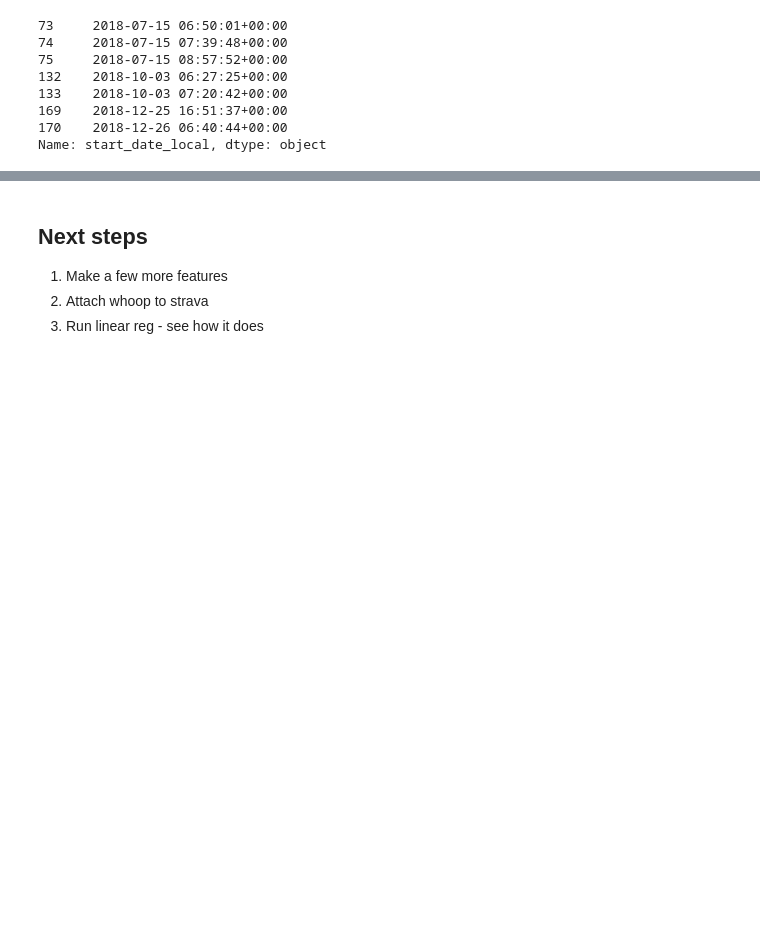
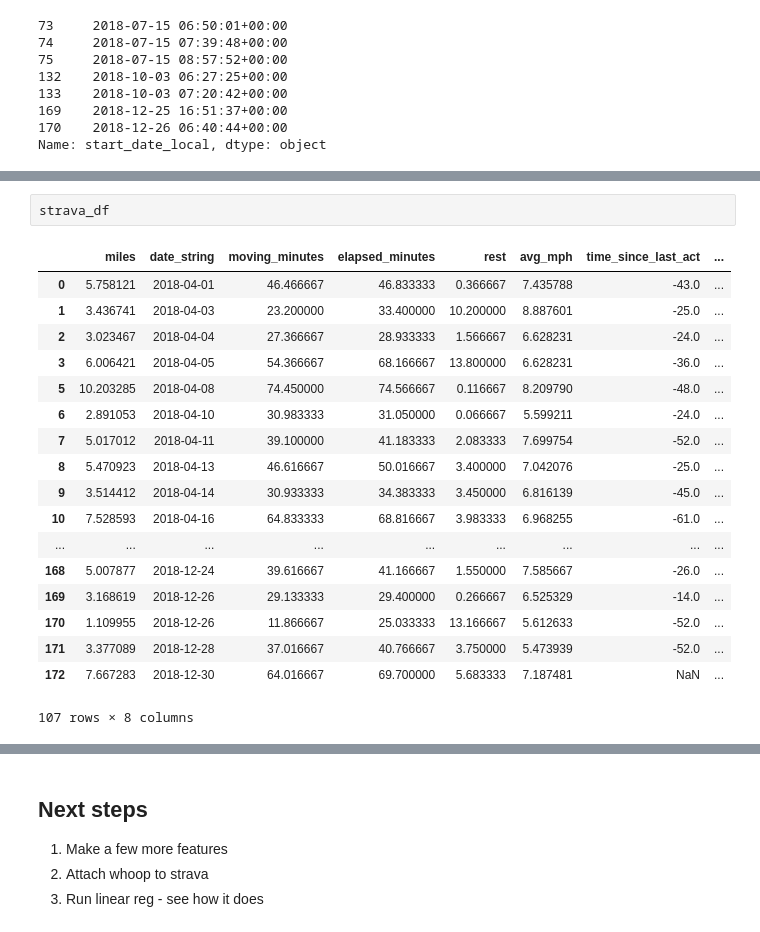
Before and after one commit to irickman/WHOOP-Strava-data, a Jupyter notebook: Data Cleaning_work.ipynb, the cells around one changed output, grey strips where cells are left out. Saved outputs shown, nothing was run; the diff lists cells and outputs as text; blank space fills up the shorter version.

```diff
--- a/Data Cleaning_work.ipynb
+++ b/Data Cleaning_work.ipynb
@@ -307,0 +293,21 @@ whoop.melt(id_vars=id_cols, value_vars=val_cols)
+# %%
+strava_df
+# %% [output]
+|  | miles | date_string | moving_minutes | elapsed_minutes | rest | avg_mph | time_since_last_act | ... |
+| 0 | 5.758121 | 2018-04-01 | 46.466667 | 46.833333 | 0.366667 | 7.435788 | -43.0 | ... |
+| 1 | 3.436741 | 2018-04-03 | 23.200000 | 33.400000 | 10.200000 | 8.887601 | -25.0 | ... |
+| 2 | 3.023467 | 2018-04-04 | 27.366667 | 28.933333 | 1.566667 | 6.628231 | -24.0 | ... |
+| 3 | 6.006421 | 2018-04-05 | 54.366667 | 68.166667 | 13.800000 | 6.628231 | -36.0 | ... |
+| 5 | 10.203285 | 2018-04-08 | 74.450000 | 74.566667 | 0.116667 | 8.209790 | -48.0 | ... |
+| 6 | 2.891053 | 2018-04-10 | 30.983333 | 31.050000 | 0.066667 | 5.599211 | -24.0 | ... |
+| 7 | 5.017012 | 2018-04-11 | 39.100000 | 41.183333 | 2.083333 | 7.699754 | -52.0 | ... |
+| 8 | 5.470923 | 2018-04-13 | 46.616667 | 50.016667 | 3.400000 | 7.042076 | -25.0 | ... |
+| 9 | 3.514412 | 2018-04-14 | 30.933333 | 34.383333 | 3.450000 | 6.816139 | -45.0 | ... |
+| 10 | 7.528593 | 2018-04-16 | 64.833333 | 68.816667 | 3.983333 | 6.968255 | -61.0 | ... |
+| ... | ... | ... | ... | ... | ... | ... | ... | ... |
+| 168 | 5.007877 | 2018-12-24 | 39.616667 | 41.166667 | 1.550000 | 7.585667 | -26.0 | ... |
+| 169 | 3.168619 | 2018-12-26 | 29.133333 | 29.400000 | 0.266667 | 6.525329 | -14.0 | ... |
+| 170 | 1.109955 | 2018-12-26 | 11.866667 | 25.033333 | 13.166667 | 5.612633 | -52.0 | ... |
+| 171 | 3.377089 | 2018-12-28 | 37.016667 | 40.766667 | 3.750000 | 5.473939 | -52.0 | ... |
+| 172 | 7.667283 | 2018-12-30 | 64.016667 | 69.700000 | 5.683333 | 7.187481 | NaN | ... |
+107 rows × 8 columns
```
Also changed, not shown: parts of 8 cells of this notebook.
